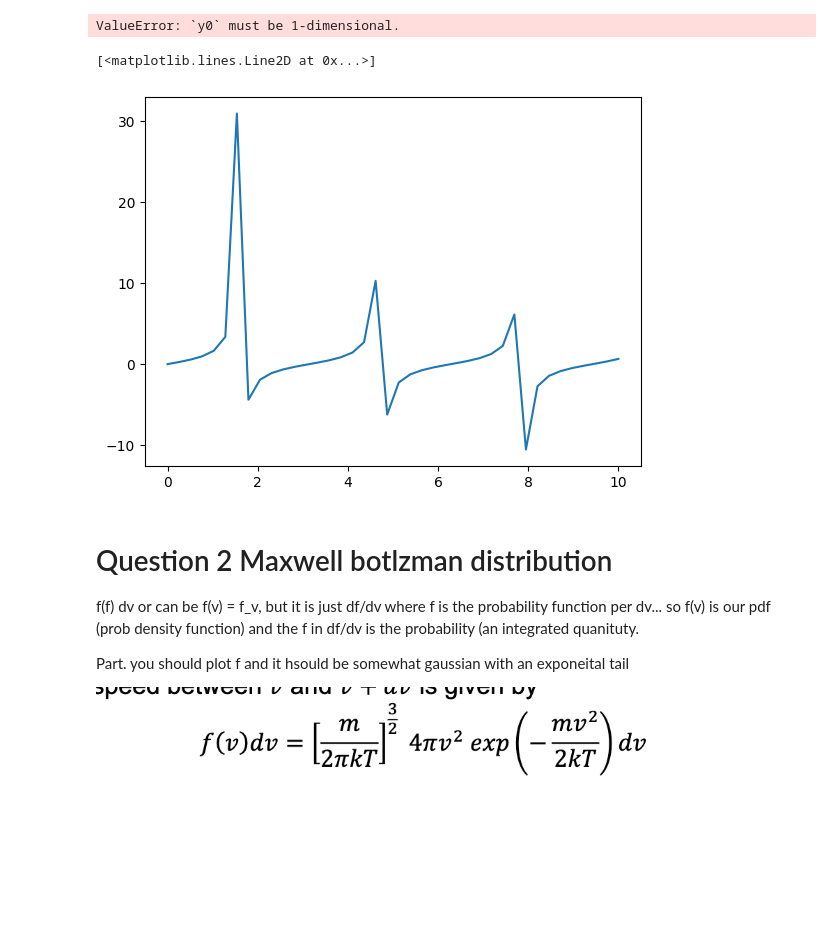
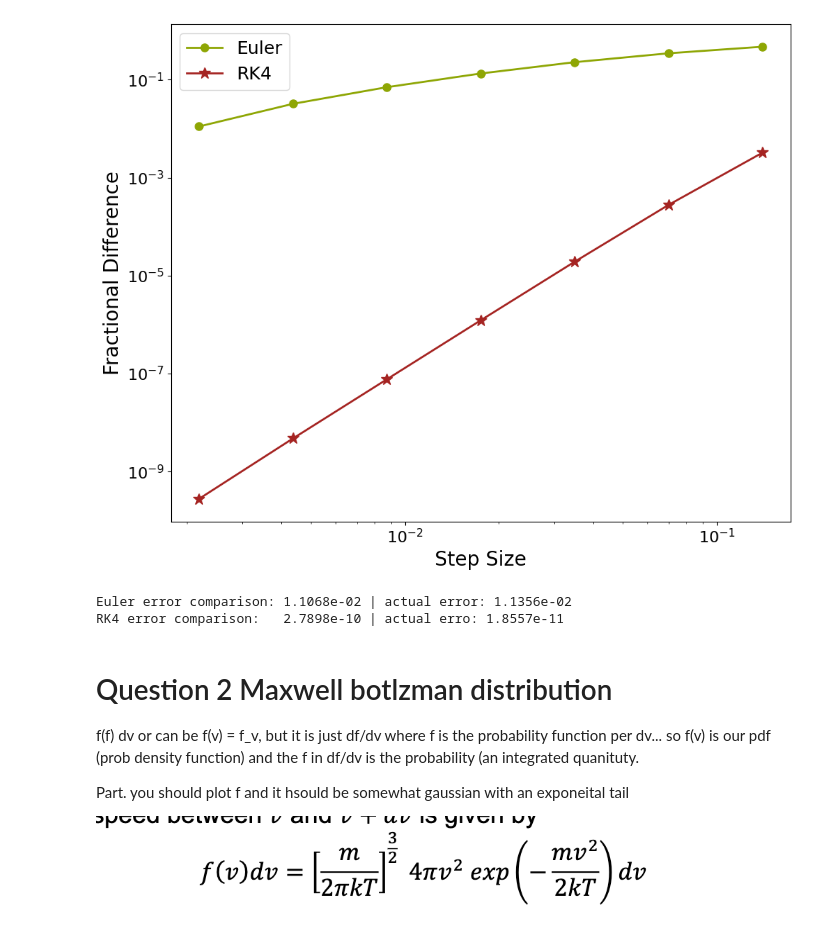
Before and after one commit to Astro-CMalhas/Computational-Astronomy, a Jupyter notebook: HW_03_Numerical_Intg.ipynb, the cells around one changed output. Saved outputs shown, nothing was run; the diff lists cells and outputs as text; code cells hidden in the pictures; blank space fills up the shorter version.

```diff
--- a/HW_03_Numerical_Intg.ipynb
+++ b/HW_03_Numerical_Intg.ipynb
@@ -160,14 +170,44 @@ plt.scatter(integerlist,yvallist1,color = "#9ABD97" ,s = 50, edgecolors='black',
+# %%
+
+
+fig, ax = plt.subplots(figsize=(10, 8))
+
+ax.loglog(h_vals, e_diffs, marker='o', color=color4, markersize=8, linewidth=2, label='Euler')
+ax.loglog(h_vals, rk_diffs, marker='*', color=color3, markersize=12, linewidth=2, label='RK4')
+
+#Trying to get linear (10,100,1000 values on x axis with this, but idk if it works)
+#ax.xaxis.set_major_formatter(ScalarFormatter(useMathText=True))
+#ax.ticklabel_format(scilimits=(-2,2), useMathText=True)
+
+
+ax.set_xlabel("Step Size", fontsize=20)
+ax.set_ylabel("Fractional Difference", fontsize=20)
+ax.tick_params(axis='both', which='major', labelsize=16)
+ax.legend(fontsize=18)
+
+plt.tight_layout()
+plt.show()
+# %% [output]
+[figure, added]
+# %%
+:##Prob 1 D, increasing/decreasing step size
+
+y_exact_val = TanFunc(x_test)
+
+est_err_e = e_diffs[-1]
+est_err_rk = rk_diffs[-1]
+
+act_err_e = abs(best_e - y_exact_val) / abs(y_exact_val)
+act_err_rk = abs(best_rk - y_exact_val) / abs(y_exact_val)
+
+# Compare errors
+print(f"Euler error comparison: {est_err_e:.4e} | actual error: {act_err_e:.4e}")
+print(f"RK4 error comparison:   {est_err_rk:.4e} | actual erro: {act_err_rk:.4e}")
+# %% [output]
+Euler error comparison: 1.1068e-02 | actual error: 1.1356e-02
+RK4 error comparison:   2.7898e-10 | actual erro: 1.8557e-11
 # %%
-45#seeing what scipy gives
-ytest = TanFunc(1)
+#seeing what scipy gives
+#ytest = TanFunc(1)
 #print (ytest)
-integr_test = scipy.integrate.RK45(TanFunc,1,ytest,1)
+#integr_test = scipy.integrate.RK45(TanFunc,1,ytest,1)
-# %% [output]
-ValueError: `y0` must be 1-dimensional.
-# %%
-x = np.linspace(0,10,40)
-#print (x)
-plt.plot(x, TanFunc(x))
-# %% [output]
-[<matplotlib.lines.Line2D at 0x...>]
-[figure, removed]
```
Also changed, not shown: parts of 11 cells of this notebook.
